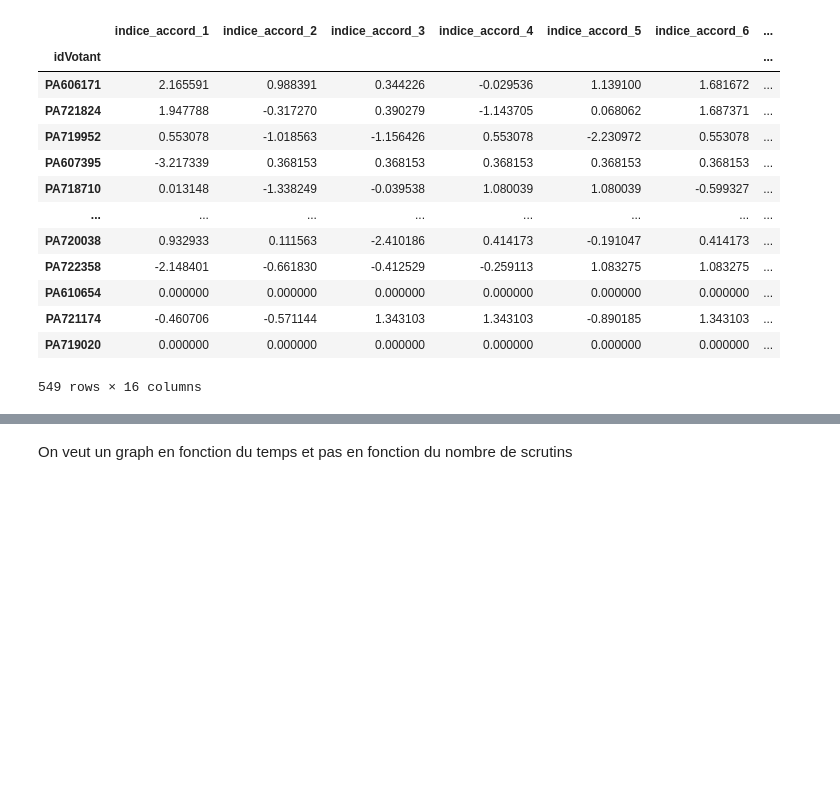
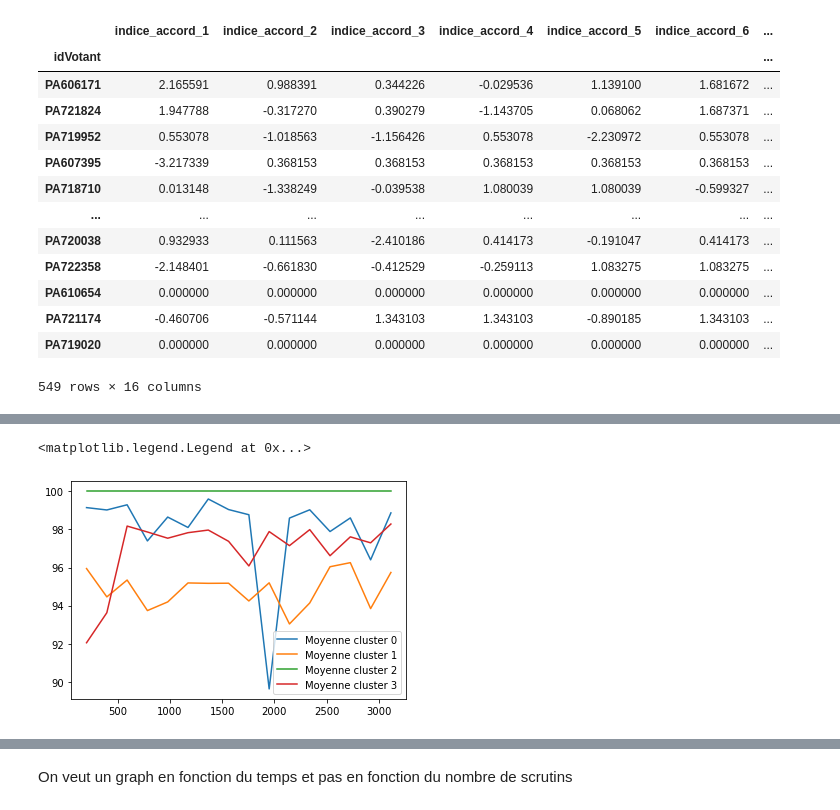
Before and after one commit to claralga/StatApp, a Jupyter notebook: profil votants.ipynb, the cells around one changed output, grey strips where cells are left out. Cells and saved outputs as stored; diff of their text form; code cells hidden in the pictures; blank space fills up the shorter version.

```diff
--- a/profil votants.ipynb
+++ b/profil votants.ipynb
@@ -147,6 +147,19 @@ df_stand
 #    visualizer.fit(df_stand)
 #    visualizer.show()
 #i=+1
+# %%
+#Spectral clustering
+import sklearn
+from sklearn.cluster import SpectralClustering
+
+df_stand = df_stand.drop('cluster', axis =1)
+
+clustering = SpectralClustering(n_clusters=4,assign_labels="discretize",random_state=0).fit(df_stand)
+
+pred = clustering.labels_
+df_stand['cluster'] = pred
+
+df_cluster = df_stand
 # %%
 #On réalise le clustering
 
@@ -172,3 +210,37 @@ df_cluster_2 = df_cluster[df_cluster['cluster'].isin(['2'])]
+# %%
+real_values_3 = df_accord_200[df_accord_200.index.isin(df_cluster_3.index)]
+real_values_2 = df_accord_200[df_accord_200.index.isin(df_cluster_2.index)]
+real_values_1 = df_accord_200[df_accord_200.index.isin(df_cluster_1.index)]
+real_values_0 = df_accord_200[df_accord_200.index.isin(df_cluster_0.index)]
+
+
+mean0 = []
+for i in range(16):
+    mean0.append(real_values_0[real_values_0.columns[i]].mean())
+mean1 = []
+for i in range(16):
+    mean1.append(real_values_1[real_values_1.columns[i]].mean())
+
+mean2 = []
+for i in range(16):
+    mean2.append(real_values_2[real_values_2.columns[i]].mean())
+
+mean3 = []
+for i in range(16):
+    mean3.append(real_values_3[real_values_3.columns[i]].mean())
+
+
+
+x = np.linspace(200, 3117, 16)
+plt.plot(x, mean0)
+plt.plot(x, mean1)
+plt.plot(x, mean2)
+plt.plot(x, mean3)
+label = ['Moyenne cluster 0', 'Moyenne cluster 1','Moyenne cluster 2', 'Moyenne cluster 3']
+plt.legend(labels = label)
+# %% [output]
+<matplotlib.legend.Legend at 0x...>
+[figure, added]
 # %%
 #tot 549
 # %%
```
Also changed, not shown: parts of 12 cells of this notebook.
